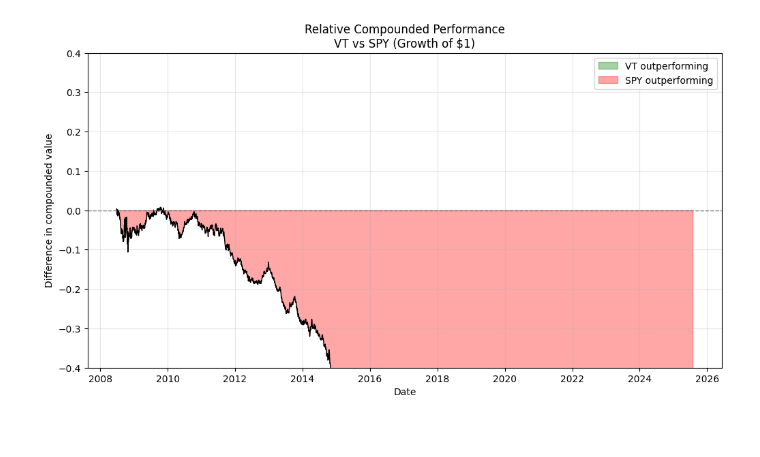
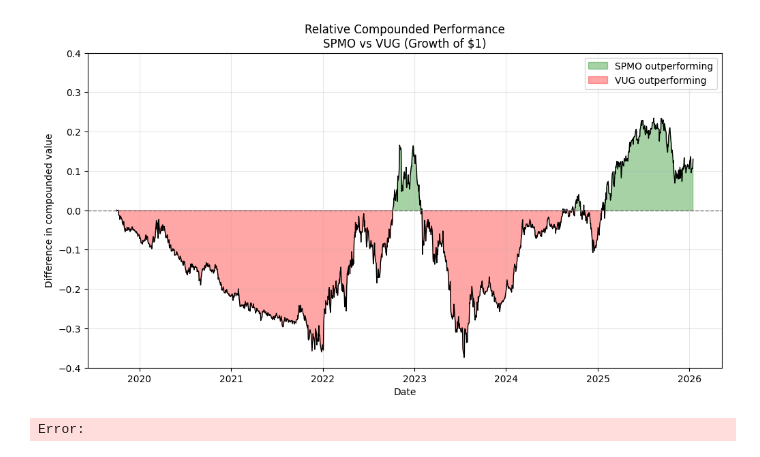
Before and after one commit to sacrom-wongbe/compounding-focus-finance-tooling, a Jupyter notebook: Correlator.ipynb, the cells around one changed output. Saved outputs shown, nothing was run; the diff lists cells and outputs as text; code cells hidden in the pictures.

```diff
--- a/Correlator.ipynb
+++ b/Correlator.ipynb
@@ -233,10 +232,10 @@ import matplotlib.pyplot as plt
 # ----------------------------
 # User settings
 # ----------------------------
-ticker_1 = "SPY"     # baseline
-ticker_2 = "VT"     # comparison
-start = "2000-10-01"
-end   = "2025-08-01"
+ticker_1 = "VUG"     # baseline
+ticker_2 = "SPMO"     # comparison
+start = "2019-10-01"
+end   = None
 
 initial_value = 1.0
 
@@ -283,31 +282,32 @@ plt.fill_between(
     alpha=0.35,
     label=f"{ticker_2} outperforming",
     color="green"
 )
 
 plt.fill_between(
     diff.index,
     diff,
     0,
     where=(diff < 0),
     interpolate=True,
     alpha=0.35,
     label=f"{ticker_1} outperforming",
     color="red"
 )
 
 plt.axhline(0, color="gray", linestyle="--", linewidth=1)
 
 plt.title(
     f"Relative Compounded Performance\n"
     f"{ticker_2} vs {ticker_1} (Growth of $1)"
 )
 plt.ylabel("Difference in compounded value")
 plt.xlabel("Date")
 plt.ylim(-0.4, 0.4)
 
 plt.legend()
 plt.grid(True, alpha=0.3)
 plt.show()
 # %% [output]
-[figure, old version]
+[figure, new version]
+Error:
```
Also changed, not shown: parts of 2 cells of this notebook, 4 other files.
